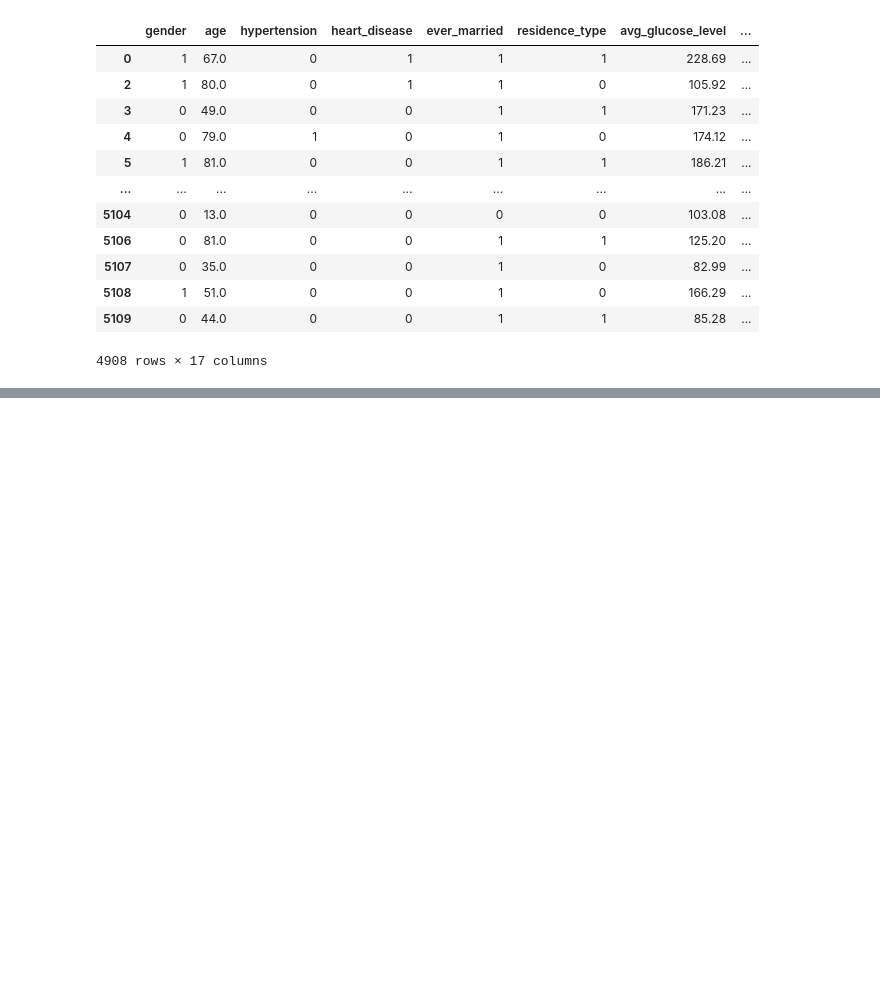
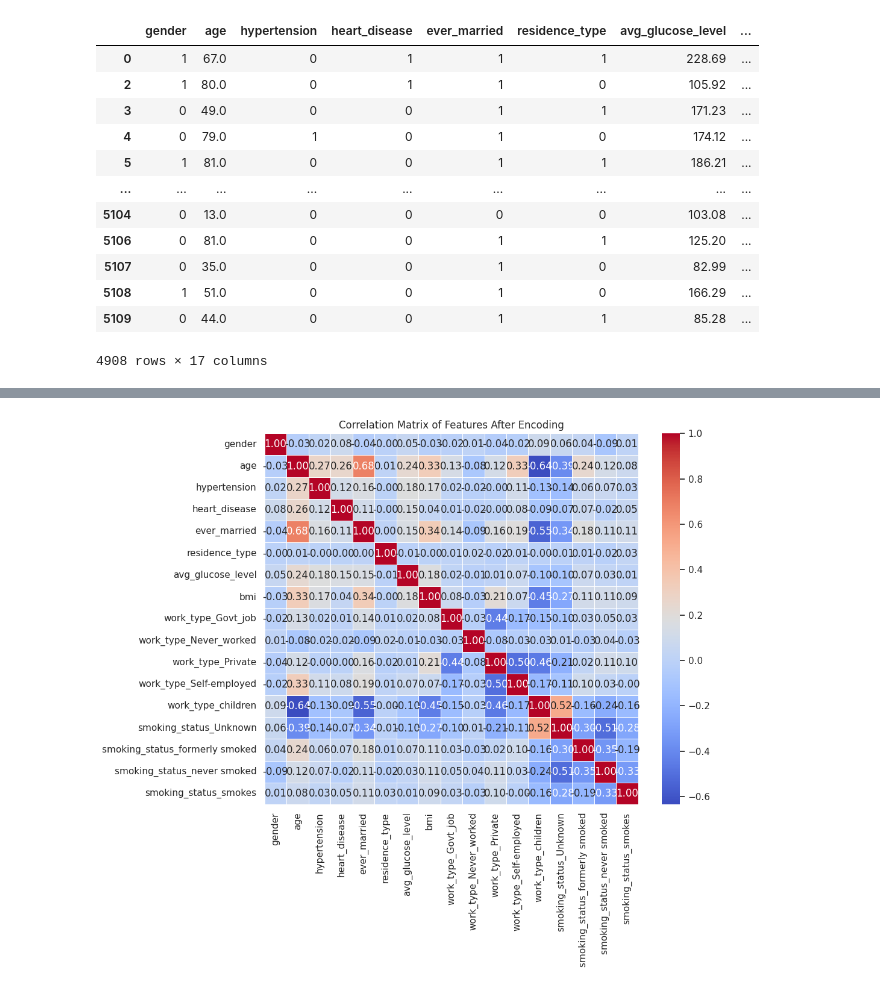
Before and after one commit to Chii2401344/BCS102_Assignment, a Jupyter notebook: BCS102_Assignment.ipynb, the cells around one changed output, grey strips where cells are left out. Drawn from its saved outputs; the diff is of its cells as text; code cells hidden in the pictures; blank space fills up the shorter version.

```diff
--- a/BCS102_Assignment.ipynb
+++ b/BCS102_Assignment.ipynb
@@ -370,3 +370,11 @@ x_encoded
 | 5108 | 1 | 51.0 | 0 | 0 | 1 | 0 | 166.29 | ... |
 | 5109 | 0 | 44.0 | 0 | 0 | 1 | 1 | 85.28 | ... |
 4908 rows × 17 columns
+# %%
+# Normalization or Standardization of data
+# Initialize StandardScaler
+ss = StandardScaler()
+
+# Convert to StandardScaler
+scaled_cont = ss.fit_transform(x_encoded[cont])
+scaled_cont
@@ -372,0 +389,4 @@ x_encoded
+# %%
+# Update DataFrame columns
+x_encoded[cont] = scaled_cont
+x_encoded
@@ -372,0 +407,9 @@ x_encoded
+# %%
+# Visualization of Correlation Matrix without Target Variable
+correlation_matrix = x_encoded.corr(numeric_only=True)
+plt.figure(figsize=(10,8))
+sns.heatmap(correlation_matrix, annot=True, cmap='coolwarm', fmt=".2f", linewidths=0.5)
+plt.title("Correlation Matrix of Features After Encoding")
+plt.show()
+# %% [output]
+[figure, added]
```
Also changed, not shown: parts of 10 cells of this notebook.
